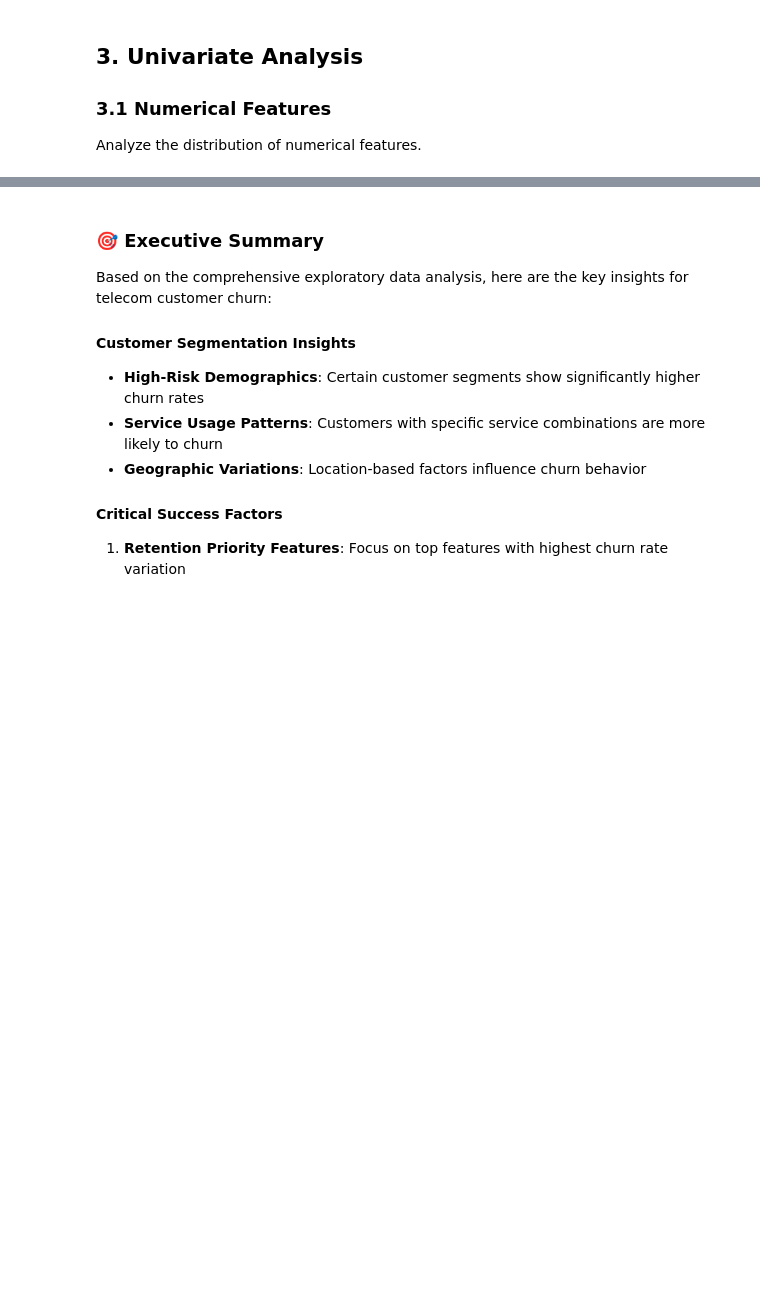
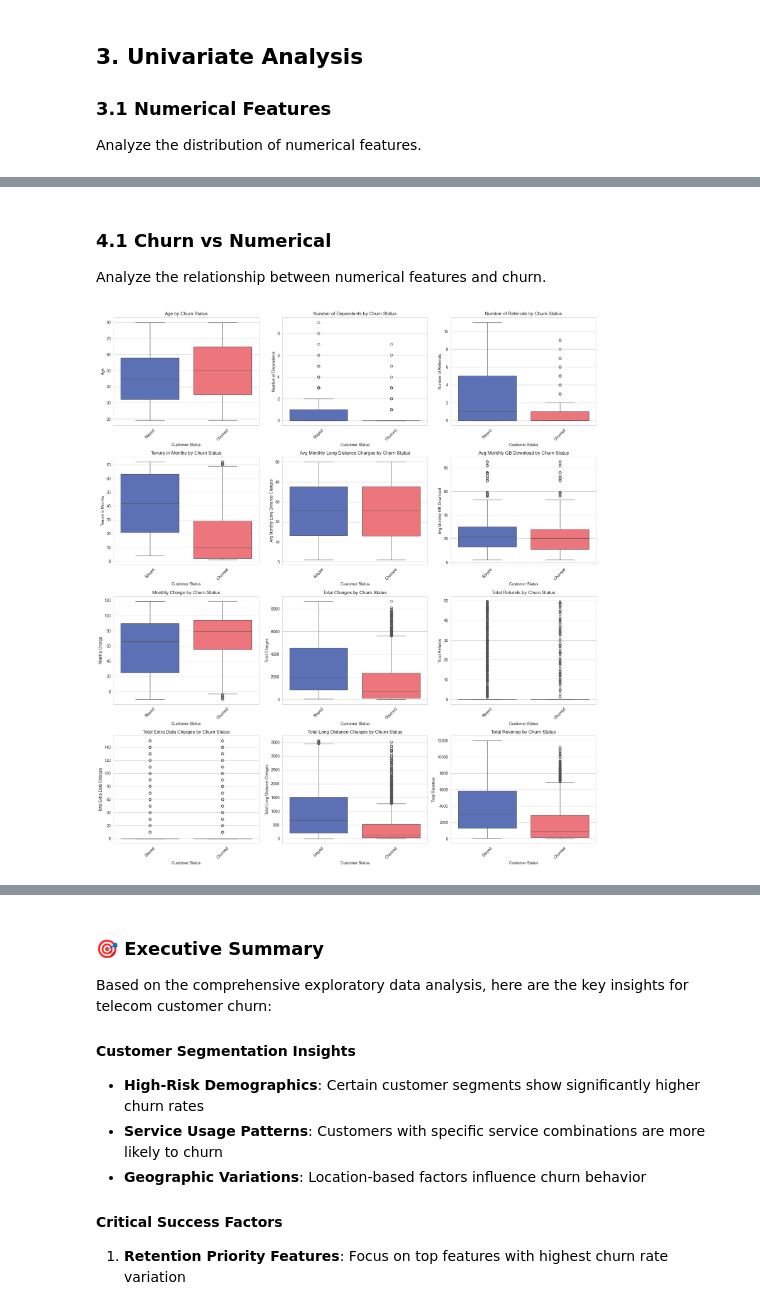
Before and after one commit to Nailfaaz/telecom-customer-churn, a Jupyter notebook: code/02_exploratory_data_analysis.ipynb, the cells around one changed output, grey strips where cells are left out. Cells and saved outputs as stored; diff of their text form; code cells hidden in the pictures; blank space fills up the shorter version.

```diff
--- a/code/02_exploratory_data_analysis.ipynb
+++ b/code/02_exploratory_data_analysis.ipynb
@@ -220,25 +305,0 @@ Analyze the relationship between numerical features and churn.
-# %%
-# Box plots for numerical features by churn status
-if numerical_cols:
-    n_cols = 3
-    n_rows = (len(numerical_cols) + n_cols - 1) // n_cols
-
-    fig, axes = plt.subplots(n_rows, n_cols, figsize=(18, 5 * n_rows))
-    axes = axes.flatten() if n_rows > 1 else [axes] if n_rows == 1 else axes
-
-    for i, col in enumerate(numerical_cols):
-        if i < len(axes):
-            sns.boxplot(data=df, x='Customer Status', y=col, palette=churn_colors, ax=axes[i])
-            axes[i].set_title(f'{col} by Churn Status')
-            axes[i].tick_params(axis='x', rotation=45)
-
-    # Hide empty subplots
-    for j in range(len(numerical_cols), len(axes)):
-        axes[j].set_visible(False)
-
-    plt.tight_layout()
-    plt.show()
-
-### 4.2 Churn vs Categorical <a id="churn_vs_categorical"></a>
-
-Analyze the relationship between categorical features and churn.
@@ -280,0 +306,22 @@ Analyze relationships between numerical features.
+# %% [markdown]
+### 4.1 Churn vs Numerical <a id="churn_vs_numerical"></a>
+
+Analyze the relationship between numerical features and churn.
+# %%
+# Box plots for numerical features by churn status
+if numerical_cols:
+    fig, axes, n_rows = setup_subplots(len(numerical_cols))
+
+    for i, col in enumerate(numerical_cols):
+        if i < len(axes):
+            sns.boxplot(data=df, x='Customer Status', y=col, palette=churn_colors, ax=axes[i])
+            axes[i].set_title(f'{col} by Churn Status')
+            axes[i].tick_params(axis='x', rotation=45)
+
+    hide_empty_subplots(axes, len(numerical_cols))
+    plt.tight_layout()
+    plt.show()
+else:
+    print("No numerical columns found for churn analysis.")
+# %% [output]
+[figure, added]
```
Also changed, not shown: parts of 27 cells of this notebook.
